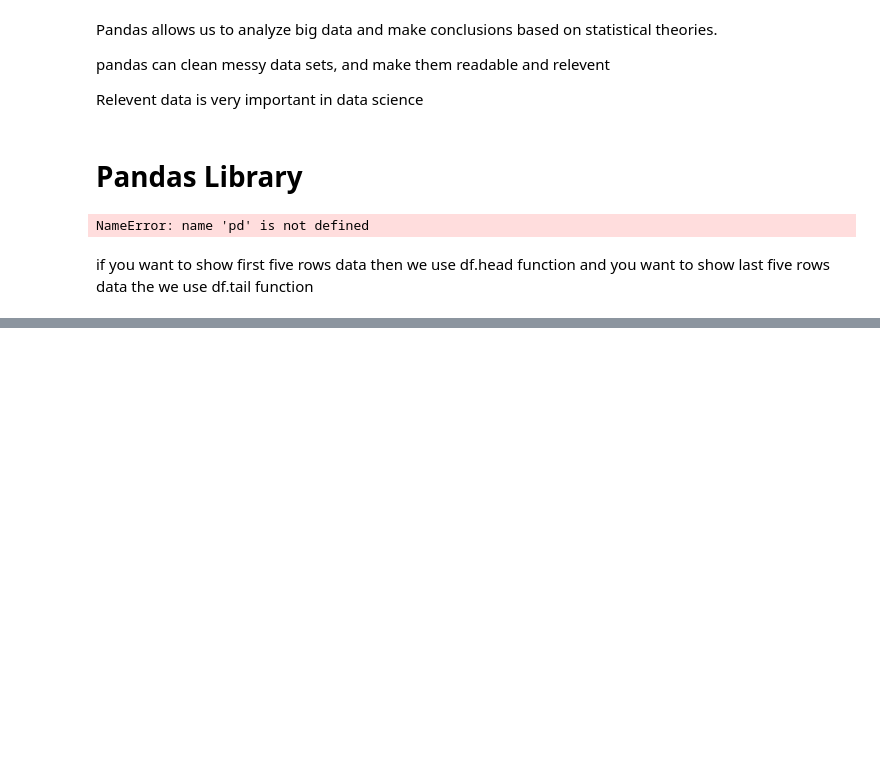
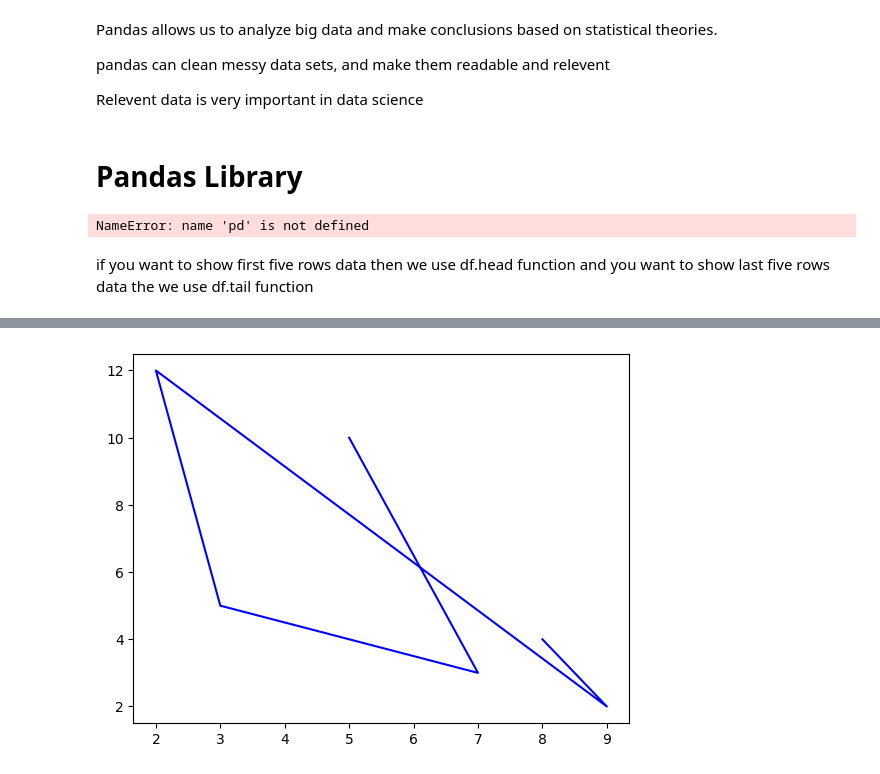
Before and after one commit to AnilUpad/anil-complete-python-, a Jupyter notebook: anil_complete_python_cource.ipynb, the cells around one changed output, grey strips where cells are left out. Saved outputs shown, nothing was run; the diff lists cells and outputs as text; code cells hidden in the pictures; blank space fills up the shorter version.

```diff
--- a/anil_complete_python_cource.ipynb
+++ b/anil_complete_python_cource.ipynb
@@ -2041,0 +2119,8 @@ if you want to show first five rows data then we use df.head function and you wa
+# %%
+x = [5,7,3,2,9,8]
+y = [10,3,5,12,2,4]
+c = 'b'
+plt.plot(x,y,c)
+plt.show()
+# %% [output]
+[figure, added]
```
Also changed, not shown: parts of 21 cells of this notebook.
